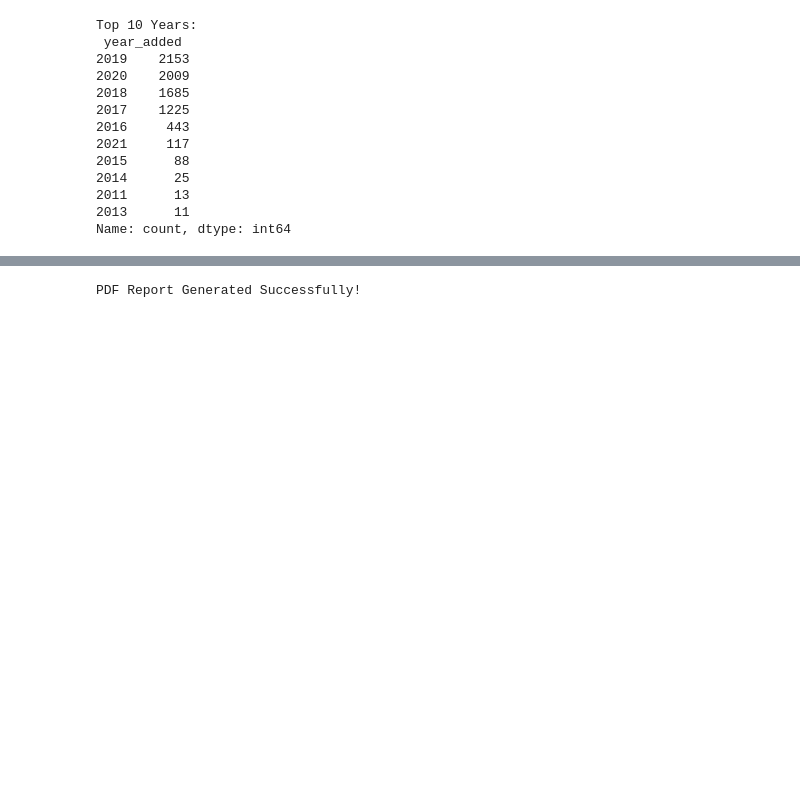
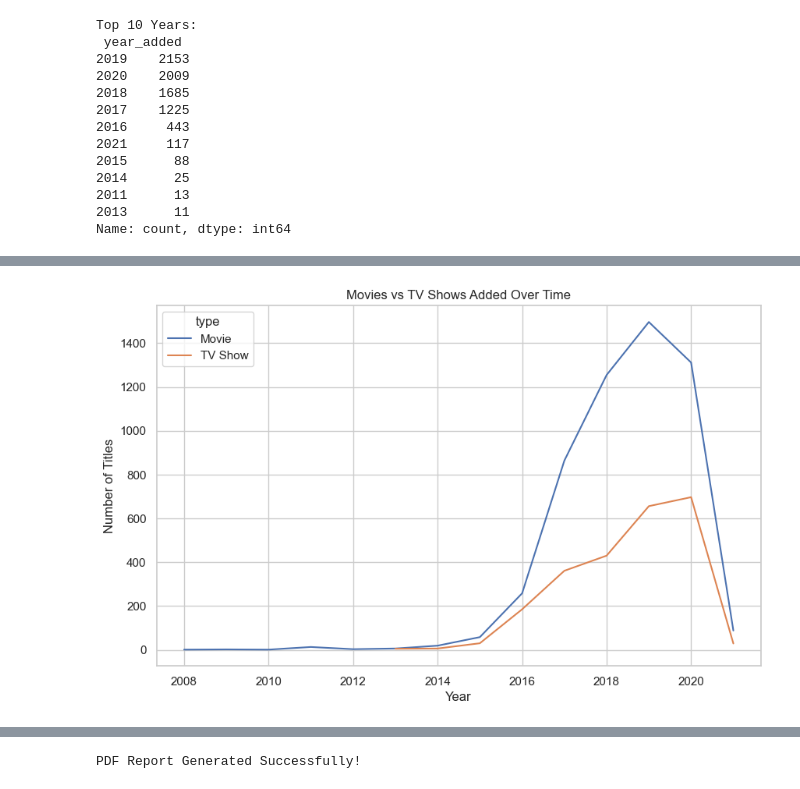
Before and after one commit to Arthika-21/Syntecxhub_task3, a Jupyter notebook: Netflix.ipynb, the cells around one changed output, grey strips where cells are left out. Cells and saved outputs as stored; diff of their text form; code cells hidden in the pictures; blank space fills up the shorter version.

```diff
--- a/Netflix.ipynb
+++ b/Netflix.ipynb
@@ -146,0 +162,13 @@ Name: count, dtype: int64
+# %%
+content_year = df.groupby(['year_added','type']).size().unstack()
+
+content_year.plot(kind='line', figsize=(10,6))
+
+plt.title("Movies vs TV Shows Added Over Time")
+plt.xlabel("Year")
+plt.ylabel("Number of Titles")
+
+plt.savefig("type_trend_year.png")
+plt.show()
+# %% [output]
+[figure, added]
```
Also changed, not shown: parts of 4 cells of this notebook, 5 other files.
